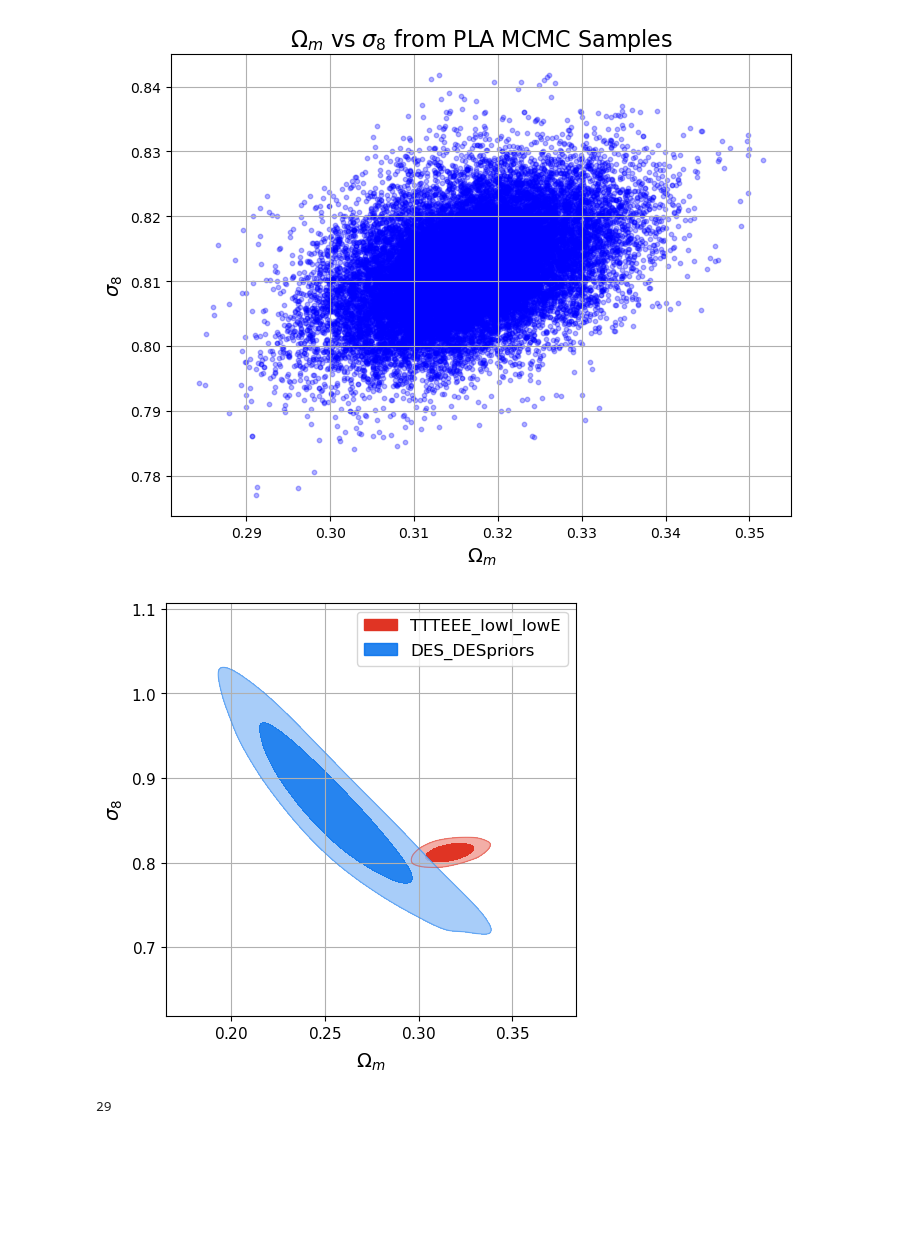
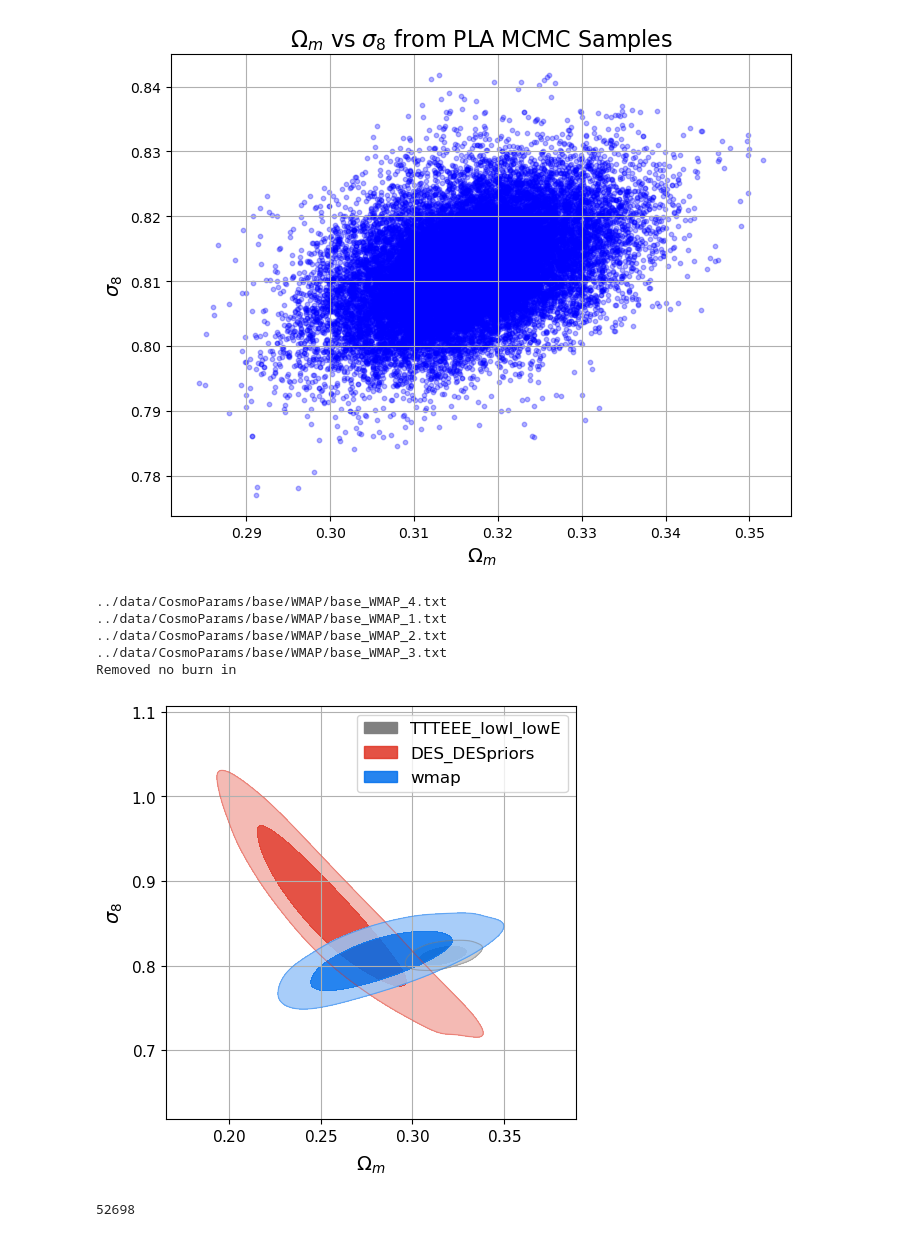
Before and after one commit to FedeDavilaKurban/Snl, a Jupyter notebook: omega8_vs_sigma8.ipynb, the cells around one changed output. Drawn from its saved outputs; the diff is of its cells as text; code cells hidden in the pictures; blank space fills up the shorter version.

```diff
--- a/omega8_vs_sigma8.ipynb
+++ b/omega8_vs_sigma8.ipynb
@@ -50,39 +50,44 @@ import numpy as np
 import matplotlib.pyplot as plt
 from getdist import loadMCSamples, plots
 
 # Root path to your chain files (do not include file extensions)
 chain_root = '../data/CosmoParams/base/plikHM_TTTEEE_lowl_lowE/base_plikHM_TTTEEE_lowl_lowE'
 chain_root_lens = '../data/CosmoParams/base/DES_DESpriors/base_DES_DESpriors'
-#chain_root_wmap = '../data/CosmoParams/base/WMAP/base_WMAP'
+chain_root_wmap = '../data/CosmoParams/base/WMAP/base_WMAP'
 
 # Load the MCMC samples using GetDist's loadMCSamples
 samples_1 = loadMCSamples(chain_root)
 samples_2 = loadMCSamples(chain_root_lens)
-#samples_3 = loadMCSamples(chain_root_wmap)
+samples_3 = loadMCSamples(chain_root_wmap)
 
 # Create a GetDist plotter object
 g = plots.get_subplot_plotter(subplot_size=5)
 
 # Specify which parameters to plot (Omega_m and sigma_8)
 param_names = ['omegam', 'sigma8']
 
 # Plot labels
-labels = ['TTTEEE_lowl_lowE','DES_DESpriors']
+labels = ['TTTEEE_lowl_lowE','DES_DESpriors','wmap']
 
 # Generate the 2D plot with contours for Omega_m vs sigma_8
-g.plot_2d([samples_1,samples_2], param_names, filled=True, legend_labels=labels)
+g.plot_2d([samples_1,samples_2,samples_3], param_names, filled=True, legend_labels=labels)
 #g.add_legend()
 
 g.add_legend(labels)
 
 # Add axis labels and title
 #g.export('omega_m_vs_sigma_8_plot.png')  # Save the plot if desired
 #plt.title(r'$\Omega_m$ vs $\sigma_8$ from PLA MCMC Samples', fontsize=16)
 plt.grid(True)
 plt.show()
 # %% [output]
+../data/CosmoParams/base/WMAP/base_WMAP_4.txt
+../data/CosmoParams/base/WMAP/base_WMAP_1.txt
+../data/CosmoParams/base/WMAP/base_WMAP_2.txt
+../data/CosmoParams/base/WMAP/base_WMAP_3.txt
+Removed no burn in
-[figure, old version]
+[figure, new version]
-# %%
-samples_1.index['omegam']
-# %% [output]
-29
+# %%
+len(samples_2.samples)
+# %% [output]
+52698
```
Also changed, not shown: 2 other files.
